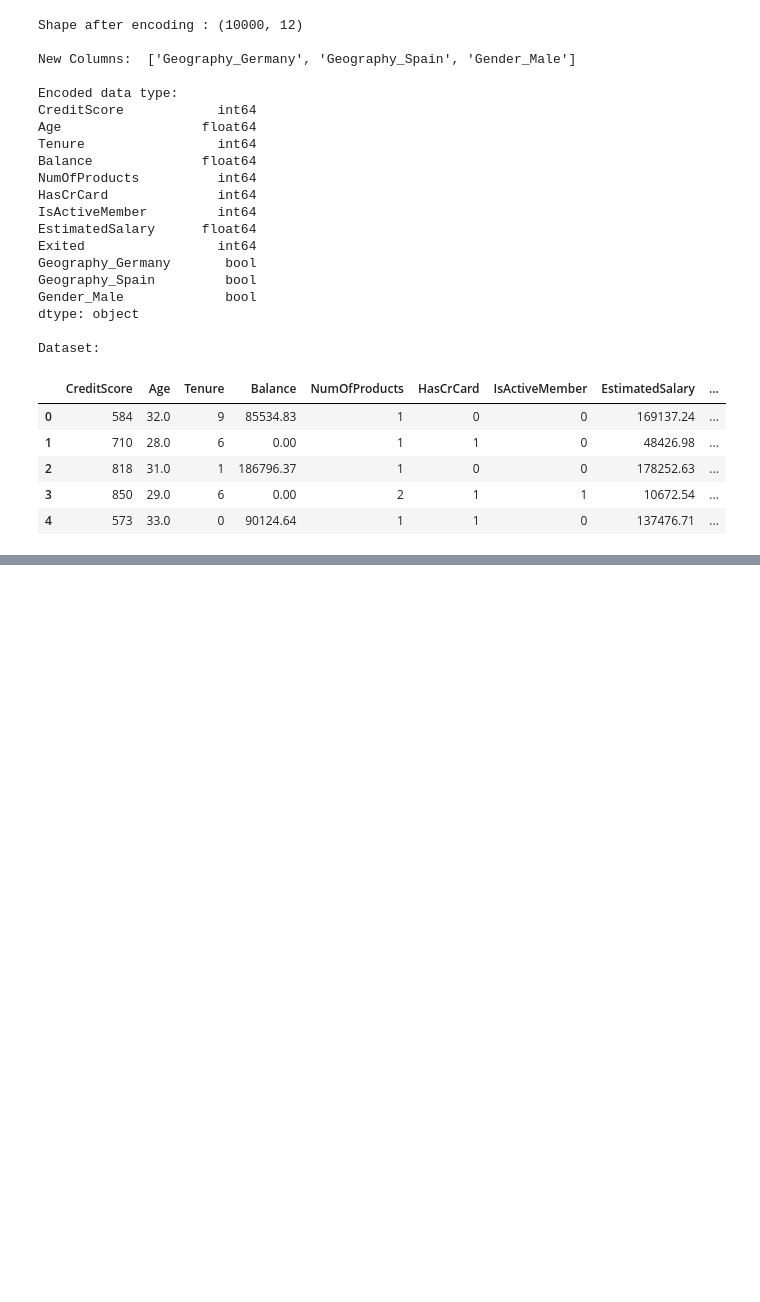
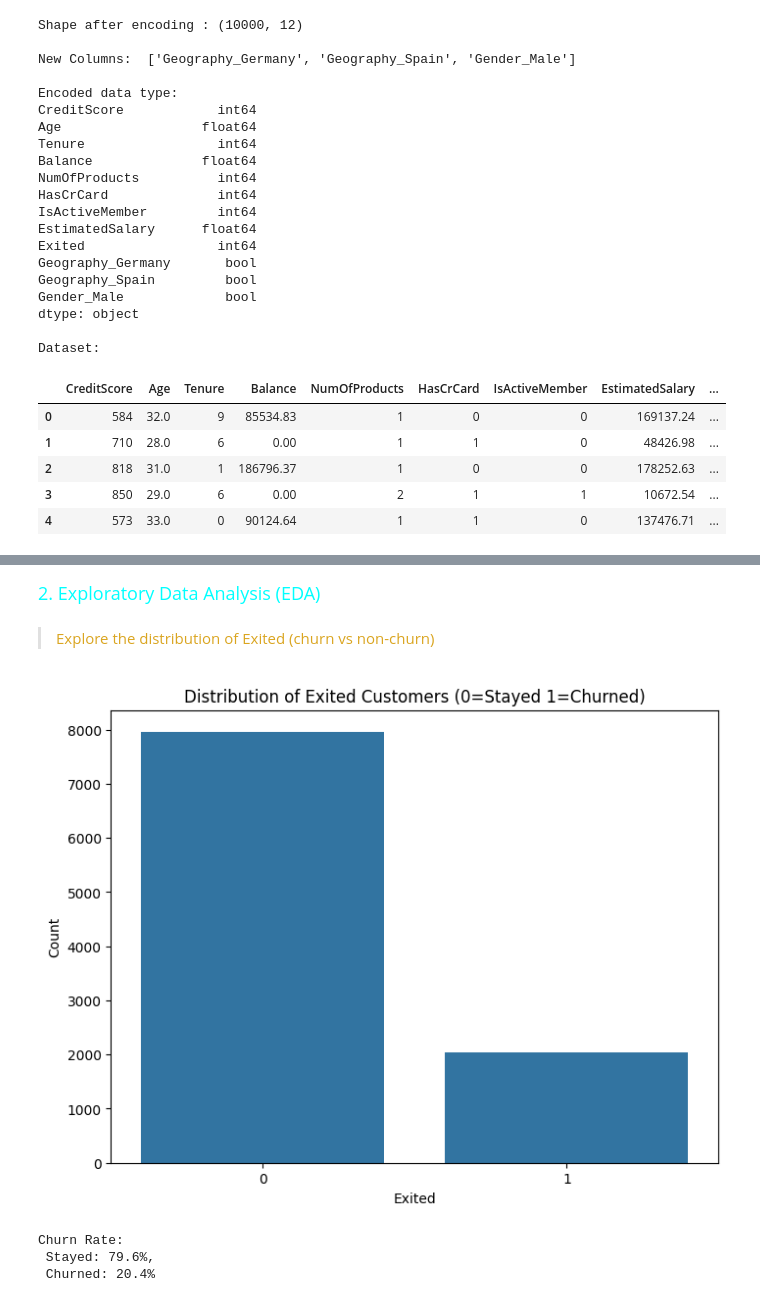
Before and after one commit to Kanakbaghel/Bank_Customer_Churn_Analysis, a Jupyter notebook: Copy of Netflix_EDA.ipynb, the cells around one changed output, grey strips where cells are left out. Drawn from its saved outputs; the diff is of its cells as text; code cells hidden in the pictures; blank space fills up the shorter version.

```diff
--- a/Copy of Netflix_EDA.ipynb
+++ b/Copy of Netflix_EDA.ipynb
@@ -294,0 +357,22 @@ Dataset:
+# %% [markdown]
+<font size=4 color=cyan>2. Exploratory Data Analysis (EDA)
+# %% [markdown]
+
+><font color=goldenrod> Explore the distribution of Exited (churn vs non-churn)
+# %%
+# Use original df for vizualization (pre-scaling/Encoding)
+plt.figure(figsize=(8, 6))
+sns.countplot(data=df, x='Exited')
+plt.title('Distribution of Exited Customers (0=Stayed 1=Churned)')
+plt.xlabel('Exited')
+plt.ylabel('Count')
+plt.show()
+# %% [output]
+[figure, added]
+# %%
+churn_rate = df['Exited'].value_counts(normalize=True)* 100
+print('Churn Rate:\n Stayed: {:.1f}%,\n Churned: {:.1f}%'.format(churn_rate[0],churn_rate[1]))
+# %% [output]
+Churn Rate:
+ Stayed: 79.6%,
+ Churned: 20.4%
```
Also changed, not shown: parts of 14 cells of this notebook.
